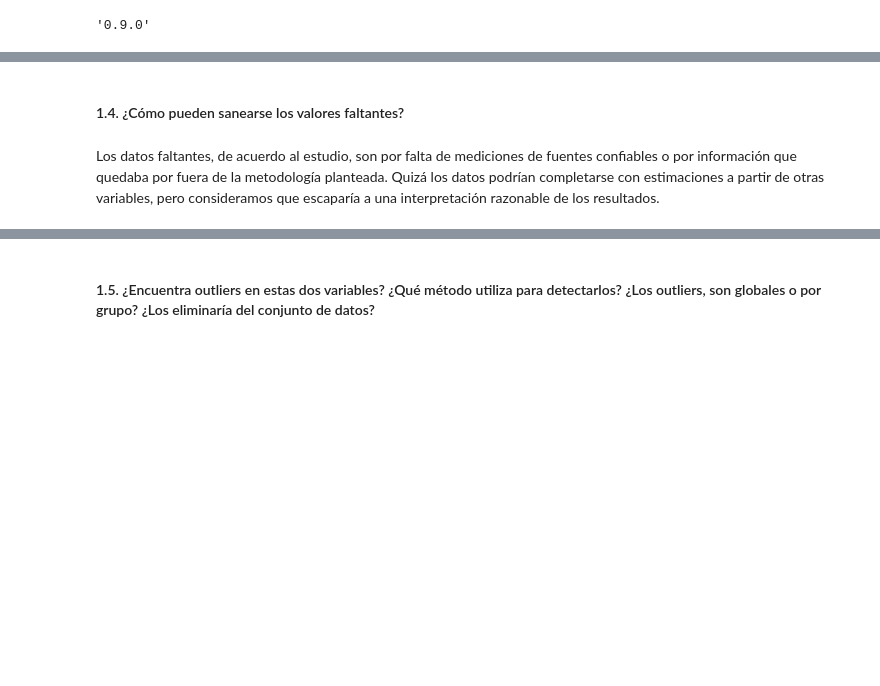
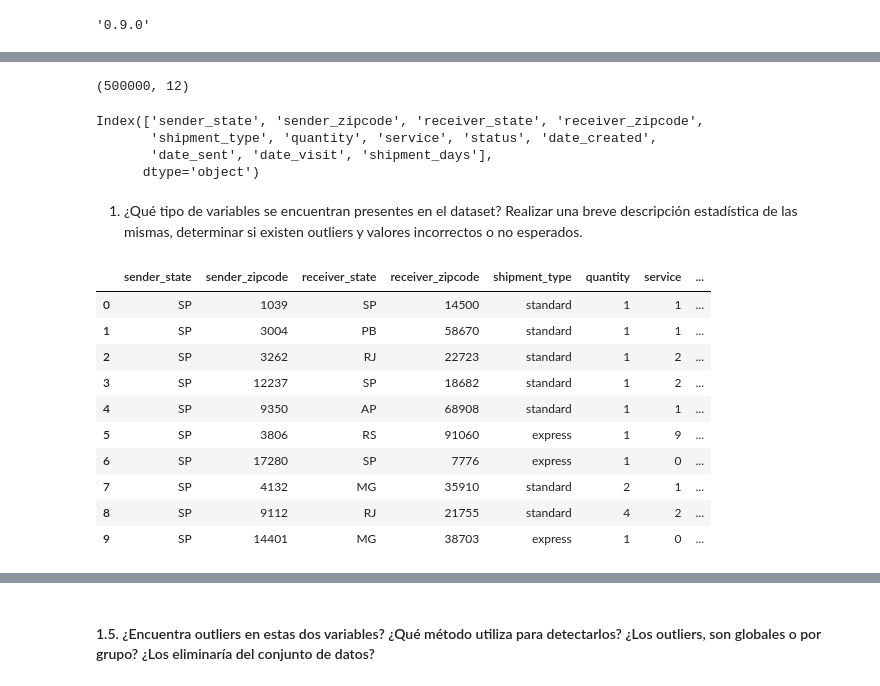
Before and after one commit to cnoeliachaves/diplodatos, a Jupyter notebook: 02_practico.ipynb, the cells around one changed output, grey strips where cells are left out. Drawn from its saved outputs; the diff is of its cells as text; code cells hidden in the pictures; blank space fills up the shorter version.

```diff
--- a/02_practico.ipynb
+++ b/02_practico.ipynb
@@ -221,4 +98,28 @@ Consideramos que la variable de libertad económica también puede influenciarlo
-# %% [markdown]
-#### 1.4. ¿Cómo pueden sanearse los valores faltantes?
-# %% [markdown]
-Los datos faltantes, de acuerdo al estudio, son por falta de mediciones de fuentes confiables o por información que quedaba por fuera de la metodología planteada. Quizá los datos podrían completarse con estimaciones a partir de otras variables, pero consideramos que escaparía a una interpretación razonable de los resultados.
+# %%
+dataset = pandas.read_csv('dataset_sample_corrected.csv')
+dataset.shape
+# %% [output]
+(500000, 12)
+# %%
+dataset.columns
+# %% [output]
+Index(['sender_state', 'sender_zipcode', 'receiver_state', 'receiver_zipcode',
+       'shipment_type', 'quantity', 'service', 'status', 'date_created',
+       'date_sent', 'date_visit', 'shipment_days'],
+      dtype='object')
+# %% [markdown]
+1. ¿Qué tipo de variables se encuentran presentes en el dataset? Realizar una breve descripción estadística de las mismas, determinar si existen outliers y valores incorrectos o no esperados.
+# %%
+dataset[dataset.columns][:10]
+# %% [output]
+|  | sender_state | sender_zipcode | receiver_state | receiver_zipcode | shipment_type | quantity | service | ... |
+| 0 | SP | 1039 | SP | 14500 | standard | 1 | 1 | ... |
+| 1 | SP | 3004 | PB | 58670 | standard | 1 | 1 | ... |
+| 2 | SP | 3262 | RJ | 22723 | standard | 1 | 2 | ... |
+| 3 | SP | 12237 | SP | 18682 | standard | 1 | 2 | ... |
+| 4 | SP | 9350 | AP | 68908 | standard | 1 | 1 | ... |
+| 5 | SP | 3806 | RS | 91060 | express | 1 | 9 | ... |
+| 6 | SP | 17280 | SP | 7776 | express | 1 | 0 | ... |
+| 7 | SP | 4132 | MG | 35910 | standard | 2 | 1 | ... |
+| 8 | SP | 9112 | RJ | 21755 | standard | 4 | 2 | ... |
+| 9 | SP | 14401 | MG | 38703 | express | 1 | 0 | ... |
```
Also changed, not shown: parts of 37 cells of this notebook.
